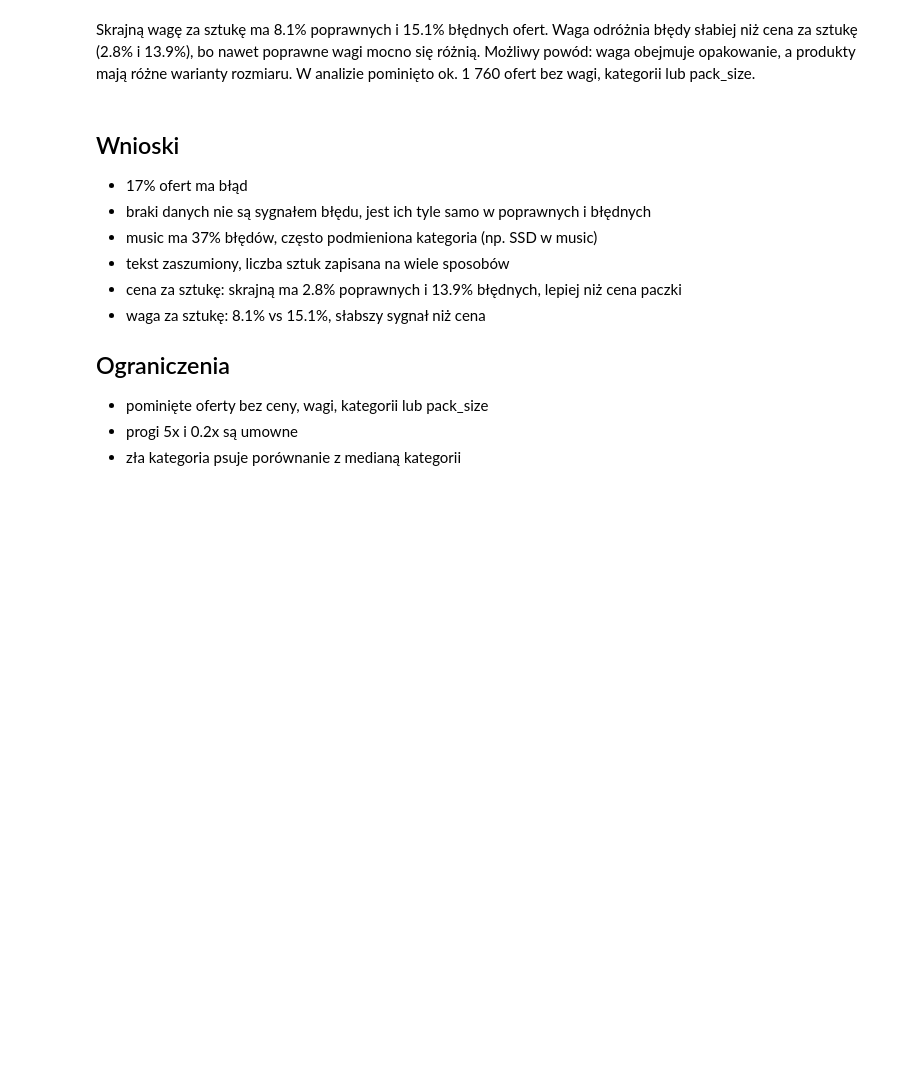
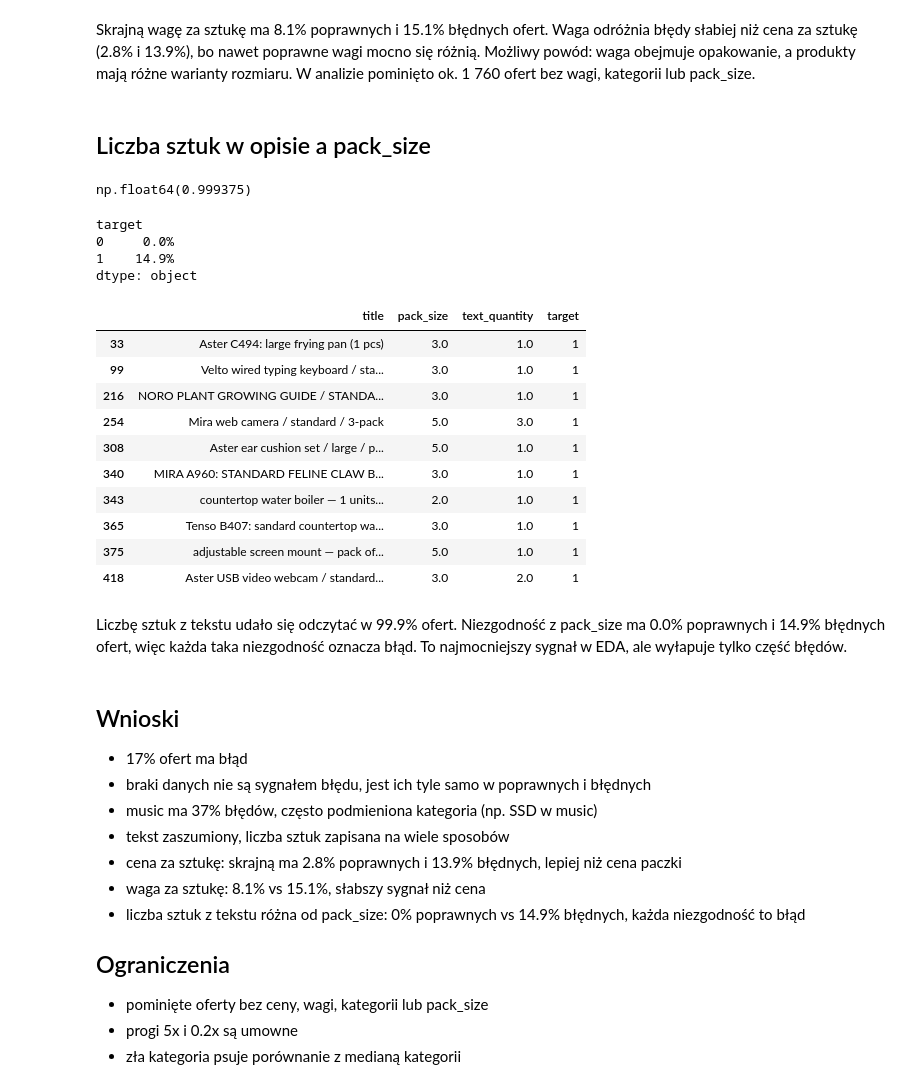
Before and after one commit to KrystianRodziewicz/catalogue-errors, a Jupyter notebook: notebooks/eda.ipynb, the cells around one changed output. Drawn from its saved outputs; the diff is of its cells as text; code cells hidden in the pictures; blank space fills up the shorter version.

Commit message:
EDA: item quanity vs pack_size

```diff
--- a/notebooks/eda.ipynb
+++ b/notebooks/eda.ipynb
@@ -226,6 +228,46 @@ target
 Name: item_weight_vs_category, dtype: object
 # %% [markdown]
 Skrajną wagę za sztukę ma 8.1% poprawnych i 15.1% błędnych ofert. Waga odróżnia błędy słabiej niż cena za sztukę (2.8% i 13.9%), bo nawet poprawne wagi mocno się różnią. Możliwy powód: waga obejmuje opakowanie, a produkty mają różne warianty rozmiaru. W analizie pominięto ok. 1 760 ofert bez wagi, kategorii lub pack_size.
+# %% [markdown]
+## Liczba sztuk w opisie a pack_size
+# %%
+import sys
+sys.path.append("..")
+from model_tree_v2 import counts_v2
+
+# liczba sztuk znaleziona w tytule i opisie:
+text_counts = [counts_v2(t) | counts_v2(d) for t, d in zip(train["title"], train["description"])]
+train["text_quantity"] = [next(iter(c)) if len(c) == 1 else np.nan for c in text_counts]
+train["text_quantity"].notna().mean()
+# %% [output]
+np.float64(0.999375)
+# %%
+# jak często liczba z tekstu nie zgadza się z pack_size, osobno dla poprawnych i błędnych:
+known = train["text_quantity"].notna() & train["pack_size"].notna()
+mismatch = train.loc[known, "text_quantity"] != train.loc[known, "pack_size"]
+mismatch.groupby(train.loc[known, "target"]).mean().map("{:.1%}".format)
+# %% [output]
+target
+0     0.0%
+1    14.9%
+dtype: object
+# %%
+# Przykład niezgodności:
+train.loc[known][mismatch][["title", "pack_size", "text_quantity", "target"]].head(10),
+# %% [output]
+|  | title | pack_size | text_quantity | target |
+| 33 | Aster C494: large frying pan (1 pcs) | 3.0 | 1.0 | 1 |
+| 99 | Velto wired typing keyboard / sta... | 3.0 | 1.0 | 1 |
+| 216 | NORO PLANT GROWING GUIDE / STANDA... | 3.0 | 1.0 | 1 |
+| 254 | Mira web camera / standard / 3-pack | 5.0 | 3.0 | 1 |
+| 308 | Aster ear cushion set / large / p... | 5.0 | 1.0 | 1 |
+| 340 | MIRA A960: STANDARD FELINE CLAW B... | 3.0 | 1.0 | 1 |
+| 343 | countertop water boiler — 1 units... | 2.0 | 1.0 | 1 |
+| 365 | Tenso B407: sandard countertop wa... | 3.0 | 1.0 | 1 |
+| 375 | adjustable screen mount — pack of... | 5.0 | 1.0 | 1 |
+| 418 | Aster USB video webcam / standard... | 3.0 | 2.0 | 1 |
+# %% [markdown]
+Liczbę sztuk z tekstu udało się odczytać w 99.9% ofert. Niezgodność z pack_size ma 0.0% poprawnych i 14.9% błędnych ofert, więc każda taka niezgodność oznacza błąd. To najmocniejszy sygnał w EDA, ale wyłapuje tylko część błędów.
 # %% [markdown]
 ## Wnioski
 
@@ -235,6 +277,7 @@ Skrajną wagę za sztukę ma 8.1% poprawnych i 15.1% błędnych ofert. Waga odr
 - tekst zaszumiony, liczba sztuk zapisana na wiele sposobów
 - cena za sztukę: skrajną ma 2.8% poprawnych i 13.9% błędnych, lepiej niż cena paczki
 - waga za sztukę: 8.1% vs 15.1%, słabszy sygnał niż cena
+- liczba sztuk z tekstu różna od pack_size: 0% poprawnych vs 14.9% błędnych, każda niezgodność to błąd
 
 ## Ograniczenia
 
```
Also changed, not shown: parts of 1 cell of this notebook.
